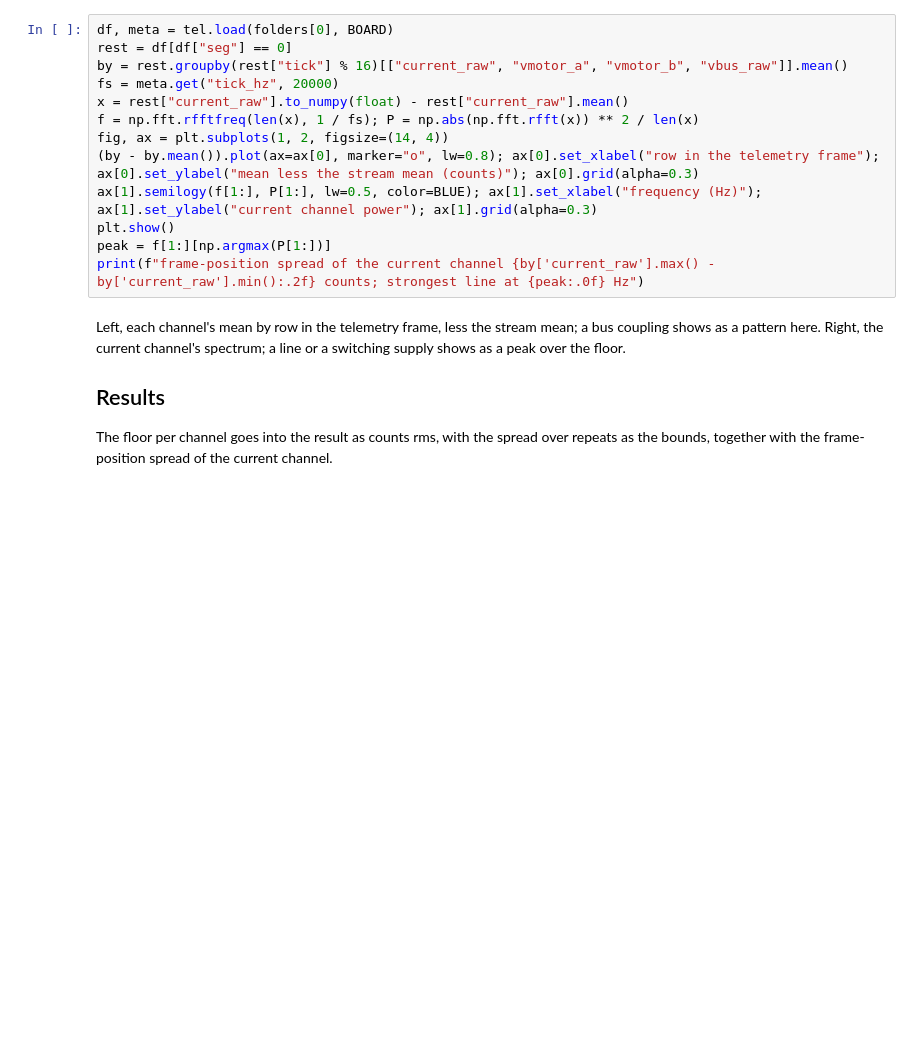
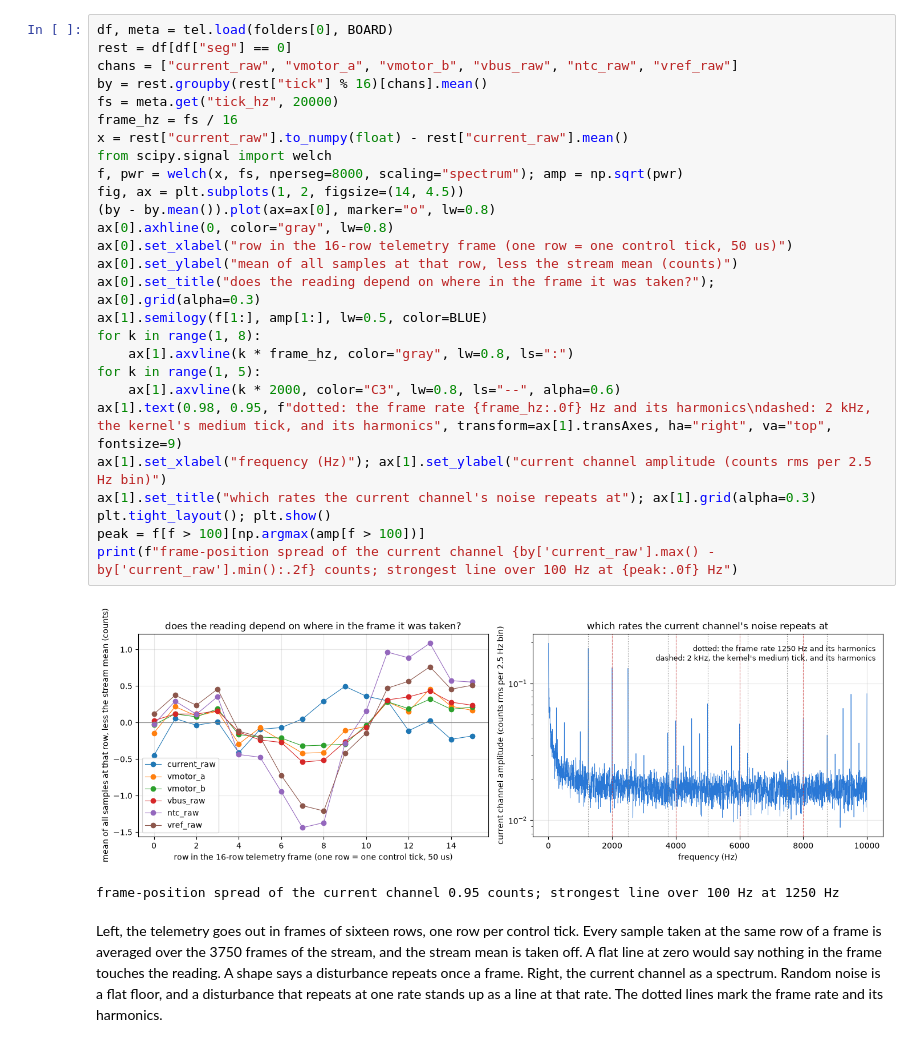
Before and after one commit to OpenServoCore/notebooks, a Jupyter notebook: stages/1-board/rest-noise/rest-noise.ipynb, the cells around one changed output. Cells and saved outputs as stored; diff of their text form; blank space fills up the shorter version.

```diff
--- a/stages/1-board/rest-noise/rest-noise.ipynb
+++ b/stages/1-board/rest-noise/rest-noise.ipynb
@@ -87,19 +142,32 @@ The standard deviation per channel at each level, with its spread over the repea
 # %%
 df, meta = tel.load(folders[0], BOARD)
 rest = df[df["seg"] == 0]
-by = rest.groupby(rest["tick"] % 16)[["current_raw", "vmotor_a", "vmotor_b", "vbus_raw"]].mean()
+chans = ["current_raw", "vmotor_a", "vmotor_b", "vbus_raw", "ntc_raw", "vref_raw"]
+by = rest.groupby(rest["tick"] % 16)[chans].mean()
 fs = meta.get("tick_hz", 20000)
+frame_hz = fs / 16
 x = rest["current_raw"].to_numpy(float) - rest["current_raw"].mean()
-f = np.fft.rfftfreq(len(x), 1 / fs); P = np.abs(np.fft.rfft(x)) ** 2 / len(x)
-fig, ax = plt.subplots(1, 2, figsize=(14, 4))
-(by - by.mean()).plot(ax=ax[0], marker="o", lw=0.8); ax[0].set_xlabel("row in the telemetry frame"); ax[0].set_ylabel("mean less the stream mean (counts)"); ax[0].grid(alpha=0.3)
-ax[1].semilogy(f[1:], P[1:], lw=0.5, color=BLUE); ax[1].set_xlabel("frequency (Hz)"); ax[1].set_ylabel("current channel power"); ax[1].grid(alpha=0.3)
-plt.show()
-peak = f[1:][np.argmax(P[1:])]
-print(f"frame-position spread of the current channel {by['current_raw'].max() - by['current_raw'].min():.2f} counts; strongest line at {peak:.0f} Hz")
+from scipy.signal import welch
+f, pwr = welch(x, fs, nperseg=8000, scaling="spectrum"); amp = np.sqrt(pwr)
+fig, ax = plt.subplots(1, 2, figsize=(14, 4.5))
+(by - by.mean()).plot(ax=ax[0], marker="o", lw=0.8)
+ax[0].axhline(0, color="gray", lw=0.8)
+ax[0].set_xlabel("row in the 16-row telemetry frame (one row = one control tick, 50 us)")
+ax[0].set_ylabel("mean of all samples at that row, less the stream mean (counts)")
+ax[0].set_title("does the reading depend on where in the frame it was taken?"); ax[0].grid(alpha=0.3)
+ax[1].semilogy(f[1:], amp[1:], lw=0.5, color=BLUE)
+for k in range(1, 8):
+    ax[1].axvline(k * frame_hz, color="gray", lw=0.8, ls=":")
+for k in range(1, 5):
+    ax[1].axvline(k * 2000, color="C3", lw=0.8, ls="--", alpha=0.6)
+ax[1].text(0.98, 0.95, f"dotted: the frame rate {frame_hz:.0f} Hz and its harmonics\ndashed: 2 kHz, the kernel's medium tick, and its harmonics", transform=ax[1].transAxes, ha="right", va="top", fontsize=9)
+ax[1].set_xlabel("frequency (Hz)"); ax[1].set_ylabel("current channel amplitude (counts rms per 2.5 Hz bin)")
+ax[1].set_title("which rates the current channel's noise repeats at"); ax[1].grid(alpha=0.3)
+plt.tight_layout(); plt.show()
+peak = f[f > 100][np.argmax(amp[f > 100])]
+print(f"frame-position spread of the current channel {by['current_raw'].max() - by['current_raw'].min():.2f} counts; strongest line over 100 Hz at {peak:.0f} Hz")
+# %% [output]
+[figure, added]
+frame-position spread of the current channel 0.95 counts; strongest line over 100 Hz at 1250 Hz
 # %% [markdown]
-Left, each channel's mean by row in the telemetry frame, less the stream mean; a bus coupling shows as a pattern here. Right, the current channel's spectrum; a line or a switching supply shows as a peak over the floor.
-
-## Results
-
-The floor per channel goes into the result as counts rms, with the spread over repeats as the bounds, together with the frame-position spread of the current channel.
+Left, the telemetry goes out in frames of sixteen rows, one row per control tick. Every sample taken at the same row of a frame is averaged over the 3750 frames of the stream, and the stream mean is taken off. A flat line at zero would say nothing in the frame touches the reading. A shape says a disturbance repeats once a frame. Right, the current channel as a spectrum. Random noise is a flat floor, and a disturbance that repeats at one rate stands up as a line at that rate. The dotted lines mark the frame rate and its harmonics.
```
Also changed, not shown: parts of 12 cells of this notebook, 20 other files.
